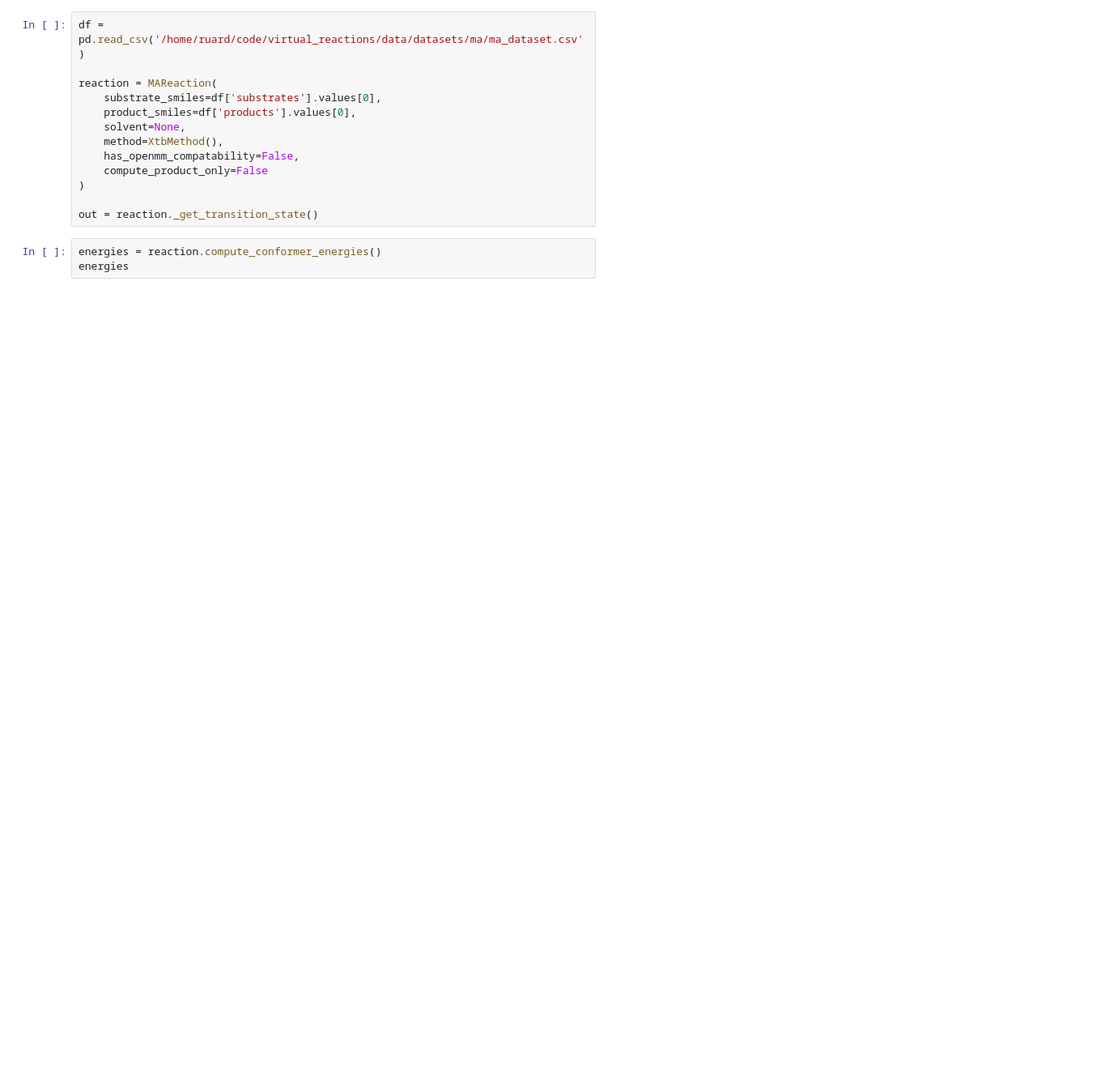
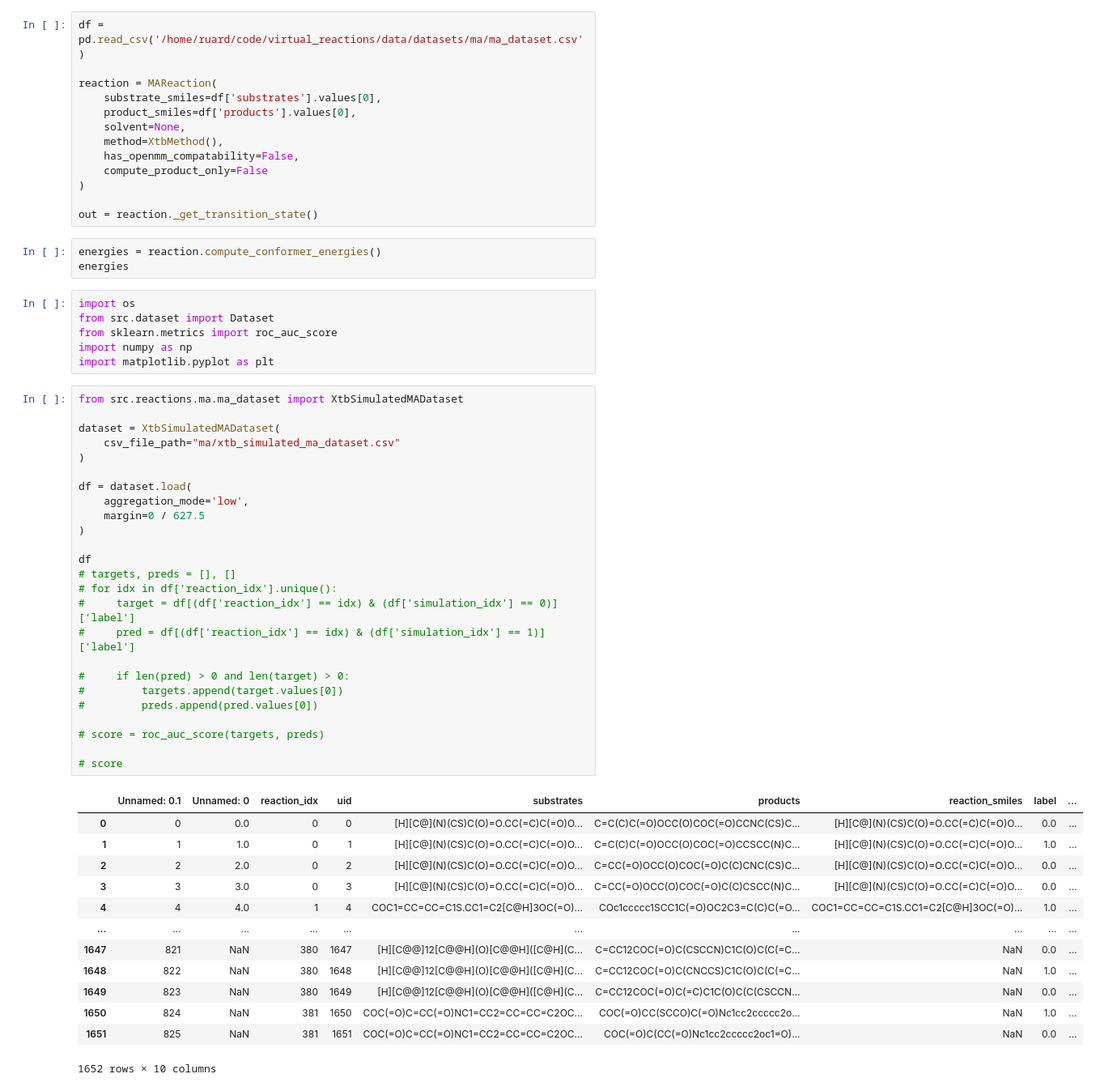
Before and after one commit to rhjvanworkum/virtual_reactions, a Jupyter notebook: notebooks/MA_regio_dataset.ipynb, the cells around one changed output. Shown at 81% size. Cells and saved outputs as stored; diff of their text form; blank space fills up the shorter version.

Commit message:
MA simulation dataset

```diff
--- a/notebooks/MA_regio_dataset.ipynb
+++ b/notebooks/MA_regio_dataset.ipynb
@@ -200,3 +208,48 @@ out = reaction._get_transition_state()
 # %%
 energies = reaction.compute_conformer_energies()
 energies
+# %%
+import os
+from src.dataset import Dataset
+from sklearn.metrics import roc_auc_score
+import numpy as np
+import matplotlib.pyplot as plt
+# %%
+from src.reactions.ma.ma_dataset import XtbSimulatedMADataset
+
+dataset = XtbSimulatedMADataset(
+    csv_file_path="ma/xtb_simulated_ma_dataset.csv"
+)
+
+df = dataset.load(
+    aggregation_mode='low',
+    margin=0 / 627.5
+)
+
+df
+# targets, preds = [], []
+# for idx in df['reaction_idx'].unique():
+#     target = df[(df['reaction_idx'] == idx) & (df['simulation_idx'] == 0)]['label']
+#     pred = df[(df['reaction_idx'] == idx) & (df['simulation_idx'] == 1)]['label']
+
+#     if len(pred) > 0 and len(target) > 0:
+#         targets.append(target.values[0])
+#         preds.append(pred.values[0])
+
+# score = roc_auc_score(targets, preds)
+
+# score
+# %% [output]
+|  | Unnamed: 0.1 | Unnamed: 0 | reaction_idx | uid | substrates | products | reaction_smiles | label | ... |
+| 0 | 0 | 0.0 | 0 | 0 | [H][C@](N)(CS)C(O)=O.CC(=C)C(=O)O... | C=C(C)C(=O)OCC(O)COC(=O)CCNC(CS)C... | [H][C@](N)(CS)C(O)=O.CC(=C)C(=O)O... | 0.0 | ... |
+| 1 | 1 | 1.0 | 0 | 1 | [H][C@](N)(CS)C(O)=O.CC(=C)C(=O)O... | C=C(C)C(=O)OCC(O)COC(=O)CCSCC(N)C... | [H][C@](N)(CS)C(O)=O.CC(=C)C(=O)O... | 1.0 | ... |
+| 2 | 2 | 2.0 | 0 | 2 | [H][C@](N)(CS)C(O)=O.CC(=C)C(=O)O... | C=CC(=O)OCC(O)COC(=O)C(C)CNC(CS)C... | [H][C@](N)(CS)C(O)=O.CC(=C)C(=O)O... | 0.0 | ... |
+| 3 | 3 | 3.0 | 0 | 3 | [H][C@](N)(CS)C(O)=O.CC(=C)C(=O)O... | C=CC(=O)OCC(O)COC(=O)C(C)CSCC(N)C... | [H][C@](N)(CS)C(O)=O.CC(=C)C(=O)O... | 0.0 | ... |
+| 4 | 4 | 4.0 | 1 | 4 | COC1=CC=CC=C1S.CC1=C2[C@H]3OC(=O)... | COc1ccccc1SCC1C(=O)OC2C3=C(C)C(=O... | COC1=CC=CC=C1S.CC1=C2[C@H]3OC(=O)... | 1.0 | ... |
+| ... | ... | ... | ... | ... | ... | ... | ... | ... | ... |
+| 1647 | 821 | NaN | 380 | 1647 | [H][C@@]12[C@@H](O)[C@@H]([C@H](C... | C=CC12COC(=O)C(CSCCN)C1C(O)C(C(=C... | NaN | 0.0 | ... |
+| 1648 | 822 | NaN | 380 | 1648 | [H][C@@]12[C@@H](O)[C@@H]([C@H](C... | C=CC12COC(=O)C(CNCCS)C1C(O)C(C(=C... | NaN | 1.0 | ... |
+| 1649 | 823 | NaN | 380 | 1649 | [H][C@@]12[C@@H](O)[C@@H]([C@H](C... | C=CC12COC(=O)C(=C)C1C(O)C(C(CSCCN... | NaN | 0.0 | ... |
+| 1650 | 824 | NaN | 381 | 1650 | COC(=O)C=CC(=O)NC1=CC2=CC=CC=C2OC... | COC(=O)CC(SCCO)C(=O)Nc1cc2ccccc2o... | NaN | 1.0 | ... |
+| 1651 | 825 | NaN | 381 | 1651 | COC(=O)C=CC(=O)NC1=CC2=CC=CC=C2OC... | COC(=O)C(CC(=O)Nc1cc2ccccc2oc1=O)... | NaN | 0.0 | ... |
+1652 rows × 10 columns
```
Also changed, not shown: parts of 5 cells of this notebook, 4 other files.
